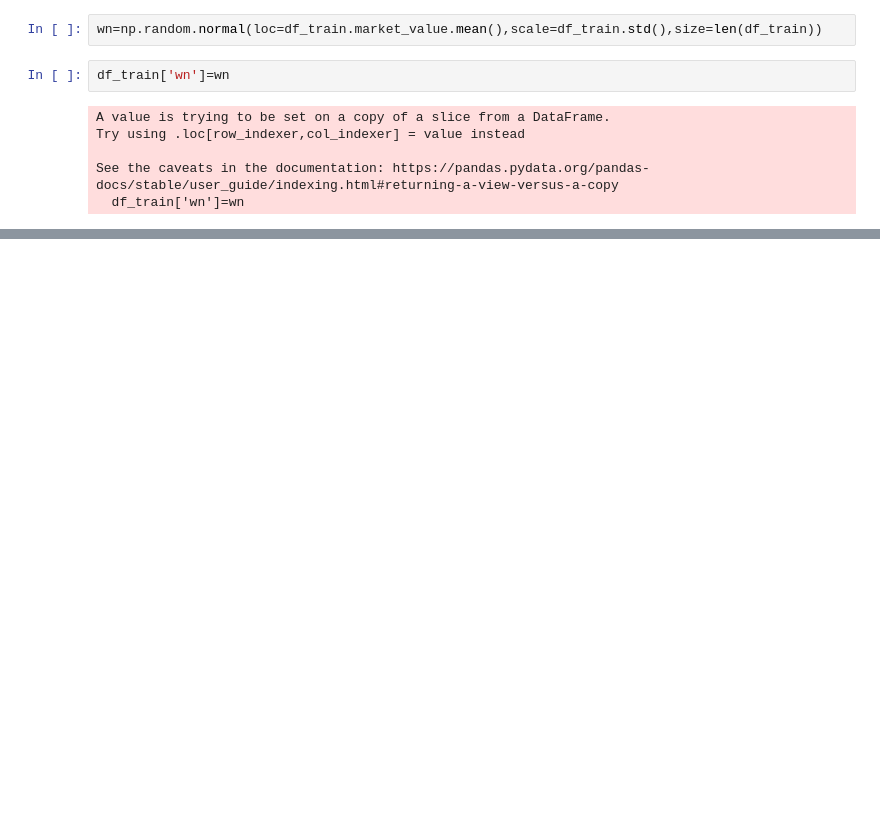
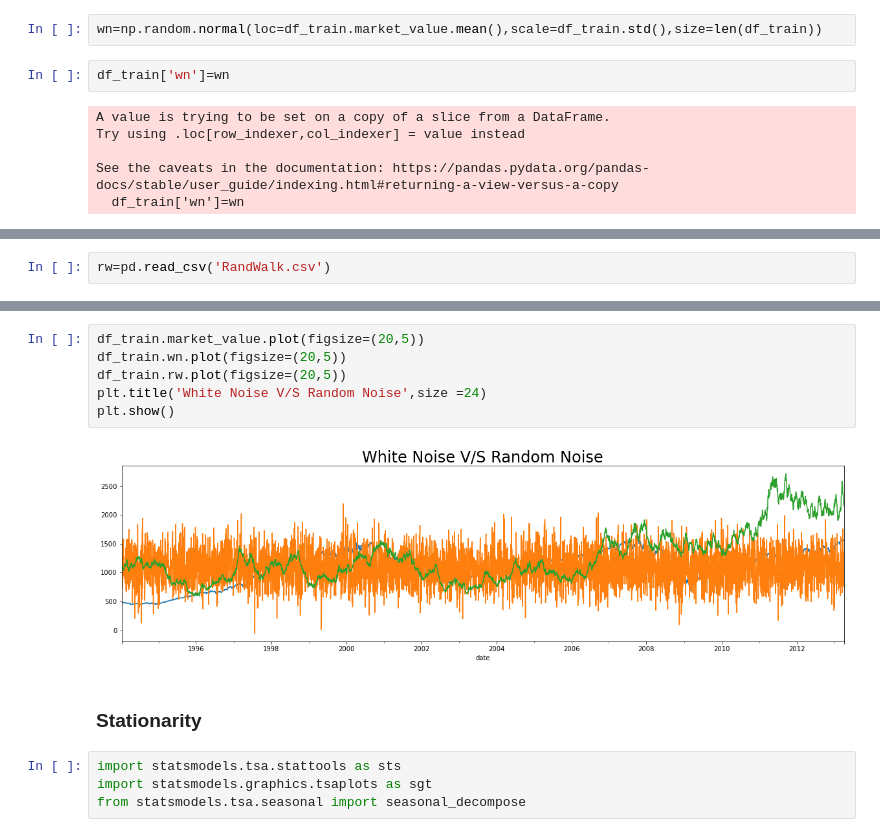
Before and after one commit to Joseph16101998/365_DS_TS, a Jupyter notebook: Lesson 3.ipynb, the cells around one changed output, grey strips where cells are left out. Drawn from its saved outputs; the diff is of its cells as text; blank space fills up the shorter version.

```diff
--- a/Lesson 3.ipynb
+++ b/Lesson 3.ipynb
@@ -222,0 +217,2 @@ df_train.describe()
+# %%
+rw=pd.read_csv('RandWalk.csv')
@@ -222,0 +232,14 @@ df_train.describe()
+# %%
+df_train.market_value.plot(figsize=(20,5))
+df_train.wn.plot(figsize=(20,5))
+df_train.rw.plot(figsize=(20,5))
+plt.title('White Noise V/S Random Noise',size =24)
+plt.show()
+# %% [output]
+[figure, added]
+# %% [markdown]
+<h3>Stationarity</h3>
+# %%
+import statsmodels.tsa.stattools as sts
+import statsmodels.graphics.tsaplots as sgt
+from statsmodels.tsa.seasonal import seasonal_decompose
```
Also changed, not shown: parts of 21 cells of this notebook, 1 other file.
